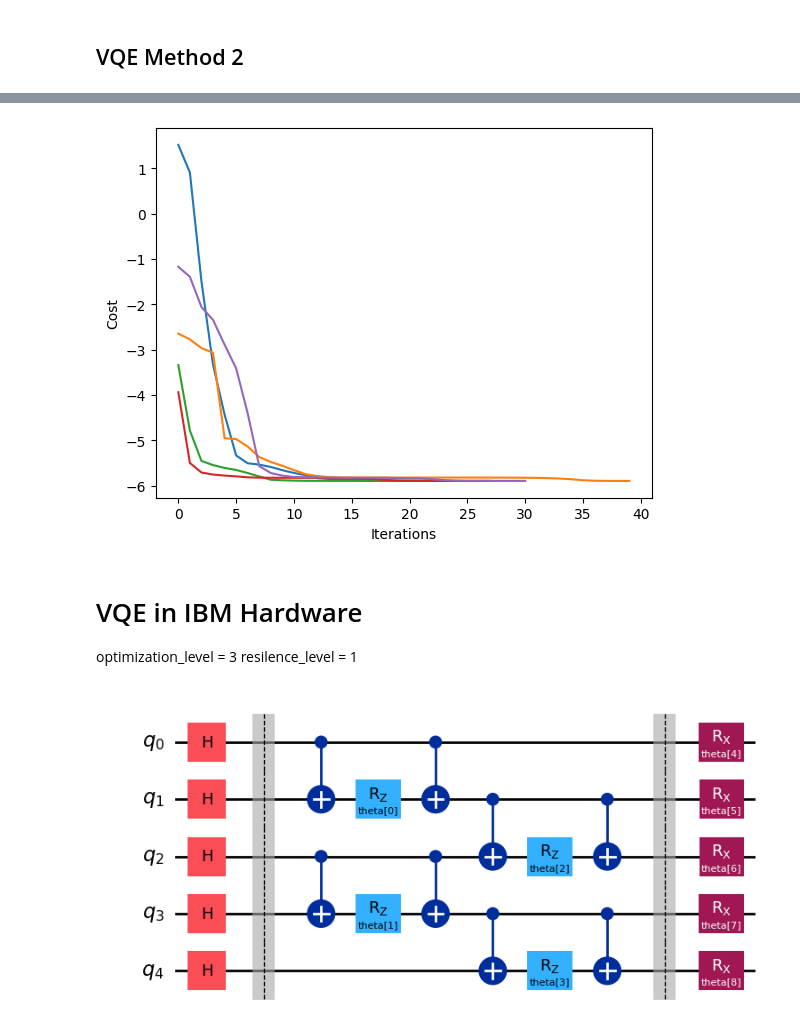
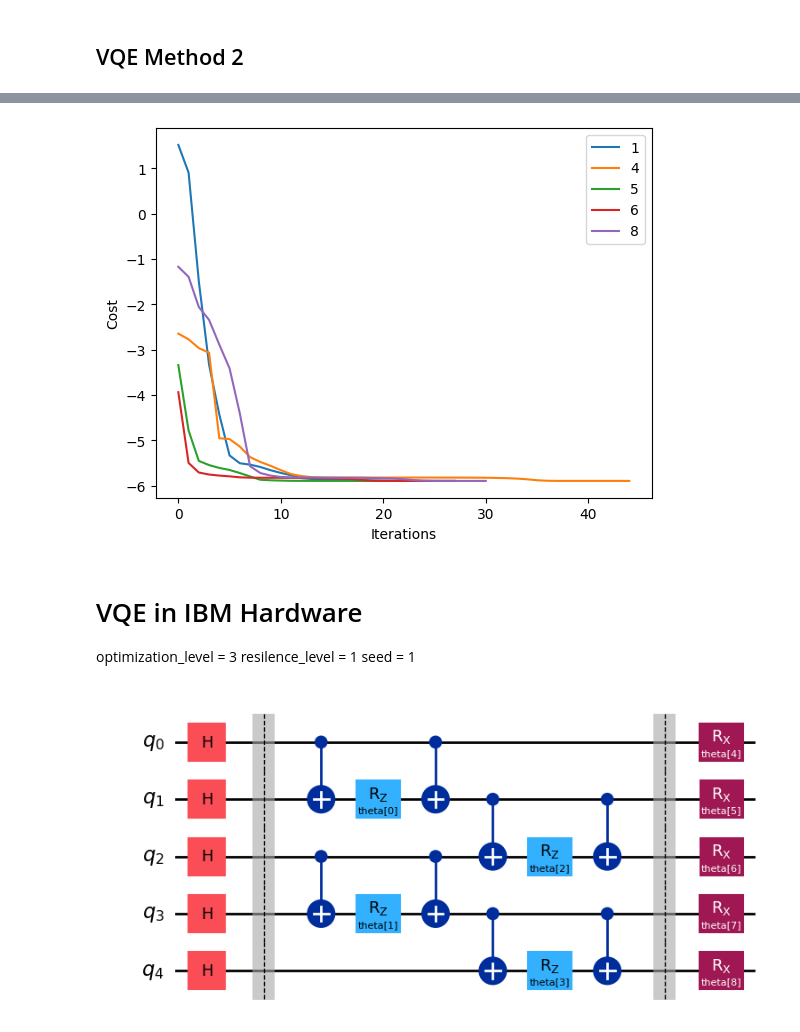
Before and after one commit to BrainConnection/Quantum_Algorithm, a Jupyter notebook: 1. TFIM VQE.ipynb, the cells around one changed output, grey strips where cells are left out. Saved outputs shown, nothing was run; the diff lists cells and outputs as text; code cells hidden in the pictures.

```diff
--- a/1. TFIM VQE.ipynb
+++ b/1. TFIM VQE.ipynb
@@ -436,7 +436,7 @@ ground_energy = 0
 cost_history_list = []
 callback_iter_list = []
 local_minimum_list = []
-for k in range(100):
+for k in range(30):
 
   callback_dict = {
     "prev_vector": None,
@@ -450,7 +450,7 @@ for k in range(100):
   callback = build_callback(ansatz, hamiltonian, estimator, callback_dict)
 
   options = dict()
-  options["maxiter"] = 40
+  options["maxiter"] = 50
   options["disp"] = True
 
   res = minimize(
@@ -556,21 +539,23 @@ local_minimum_list[20:30]
 seed_list = [1,4,5,6,8,9,10,11,13,14,15,17,18,19,20,21,23,24,25,28]
 # %%
 fig, ax = plt.subplots()
-ax.plot(range(callback_iter_list[1]), cost_history_list[1])
-ax.plot(range(callback_iter_list[4]), cost_history_list[4])
-ax.plot(range(callback_iter_list[5]), cost_history_list[5])
-ax.plot(range(callback_iter_list[6]), cost_history_list[6])
-ax.plot(range(callback_iter_list[8]), cost_history_list[8])
+ax.plot(range(callback_iter_list[1]), cost_history_list[1], label="1")
+ax.plot(range(callback_iter_list[4]), cost_history_list[4], label="4")
+ax.plot(range(callback_iter_list[5]), cost_history_list[5], label="5")
+ax.plot(range(callback_iter_list[6]), cost_history_list[6], label="6")
+ax.plot(range(callback_iter_list[8]), cost_history_list[8], label="8")
 ax.set_xlabel("Iterations")
 ax.set_ylabel("Cost")
+ax.legend()
 plt.draw()
 # %% [output]
-[figure, old version]
+[figure, new version]
 # %% [markdown]
 # VQE in IBM Hardware
 
 optimization_level = 3
 resilence_level = 1
+seed = 1
 # %%
 from qiskit.circuit import QuantumCircuit, QuantumRegister, Parameter
 from qiskit.quantum_info import SparsePauliOp
```
Also changed, not shown: parts of 16 cells of this notebook.
